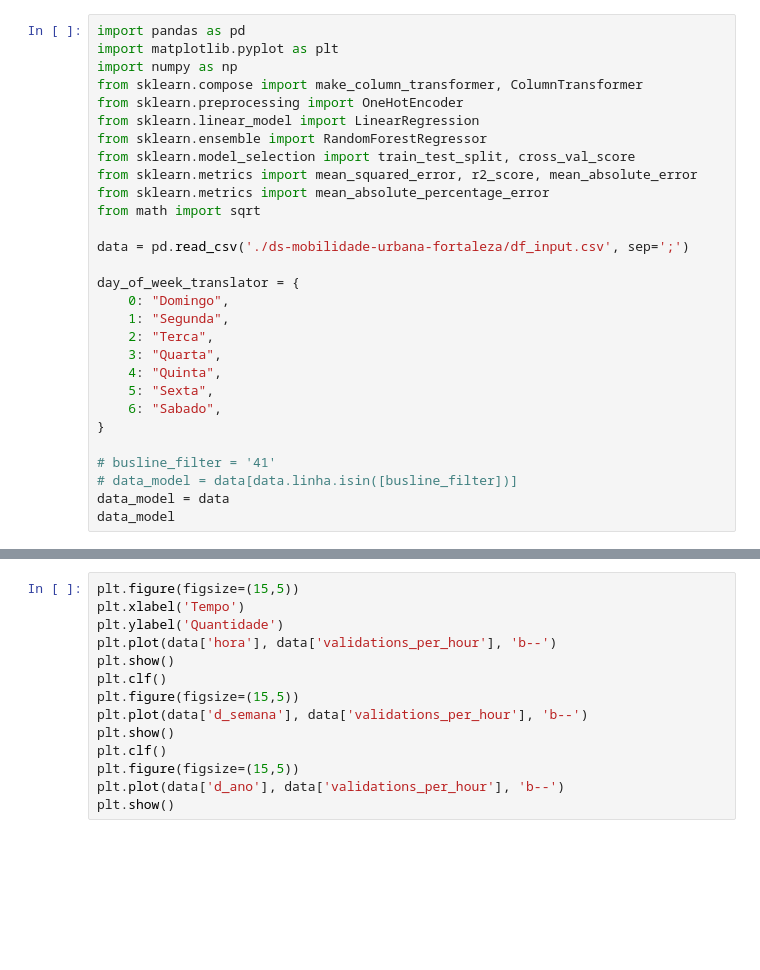
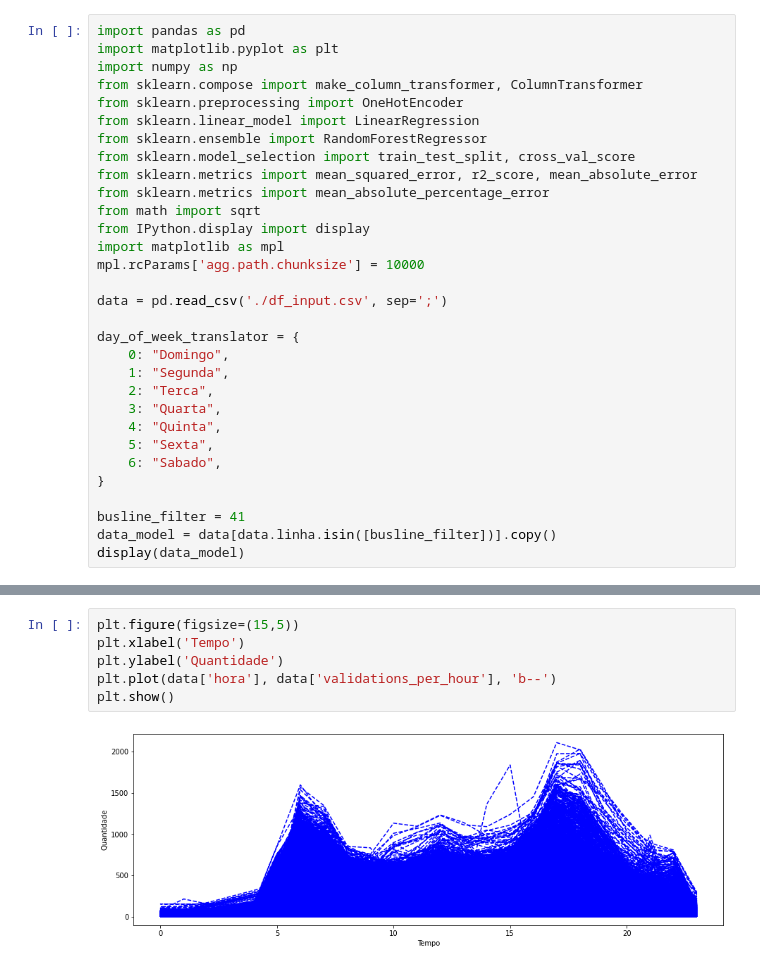
Before and after one commit to medeirosvictor/ds-mobilidade-urbana-fortaleza, a Jupyter notebook: PrevEmbarque-ComoSerieTemporal.ipynb, the cells around one changed output, grey strips where cells are left out. Saved outputs shown, nothing was run; the diff lists cells and outputs as text; blank space fills up the shorter version.

```diff
--- a/PrevEmbarque-ComoSerieTemporal.ipynb
+++ b/PrevEmbarque-ComoSerieTemporal.ipynb
@@ -10,8 +10,11 @@ from sklearn.model_selection import train_test_split, cross_val_score
 from sklearn.metrics import mean_squared_error, r2_score, mean_absolute_error
 from sklearn.metrics import mean_absolute_percentage_error
 from math import sqrt
+from IPython.display import display
+import matplotlib as mpl
+mpl.rcParams['agg.path.chunksize'] = 10000
 
-data = pd.read_csv('./ds-mobilidade-urbana-fortaleza/df_input.csv', sep=';')
+data = pd.read_csv('./df_input.csv', sep=';')
 
 day_of_week_translator = {
     0: "Domingo",
@@ -23,7 +26,6 @@ day_of_week_translator = {
     6: "Sabado",
 }
 
-# busline_filter = '41'
-# data_model = data[data.linha.isin([busline_filter])]
-data_model = data
-data_model
+busline_filter = 41
+data_model = data[data.linha.isin([busline_filter])].copy()
+display(data_model)
@@ -30,14 +46,8 @@ data_model
 # %%
 plt.figure(figsize=(15,5))
 plt.xlabel('Tempo')
 plt.ylabel('Quantidade')
 plt.plot(data['hora'], data['validations_per_hour'], 'b--')
 plt.show()
-plt.clf()
-plt.figure(figsize=(15,5))
-plt.plot(data['d_semana'], data['validations_per_hour'], 'b--')
-plt.show()
-plt.clf()
-plt.figure(figsize=(15,5))
-plt.plot(data['d_ano'], data['validations_per_hour'], 'b--')
-plt.show()
+# %% [output]
+[figure, added]
```
Also changed, not shown: parts of 8 cells of this notebook, 2 other files.
